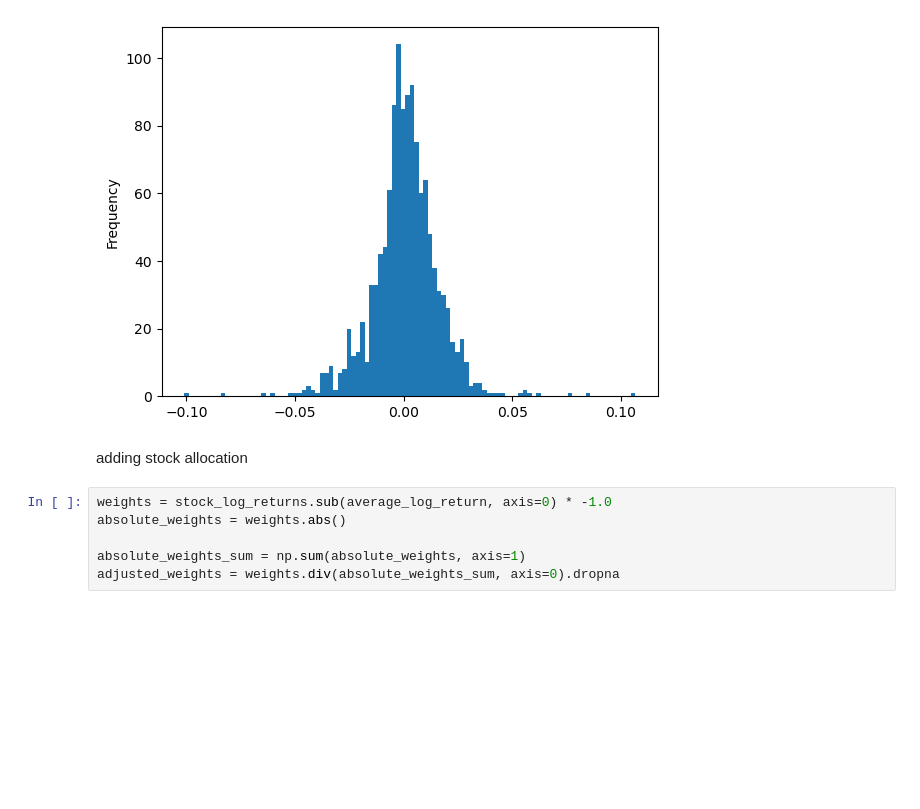
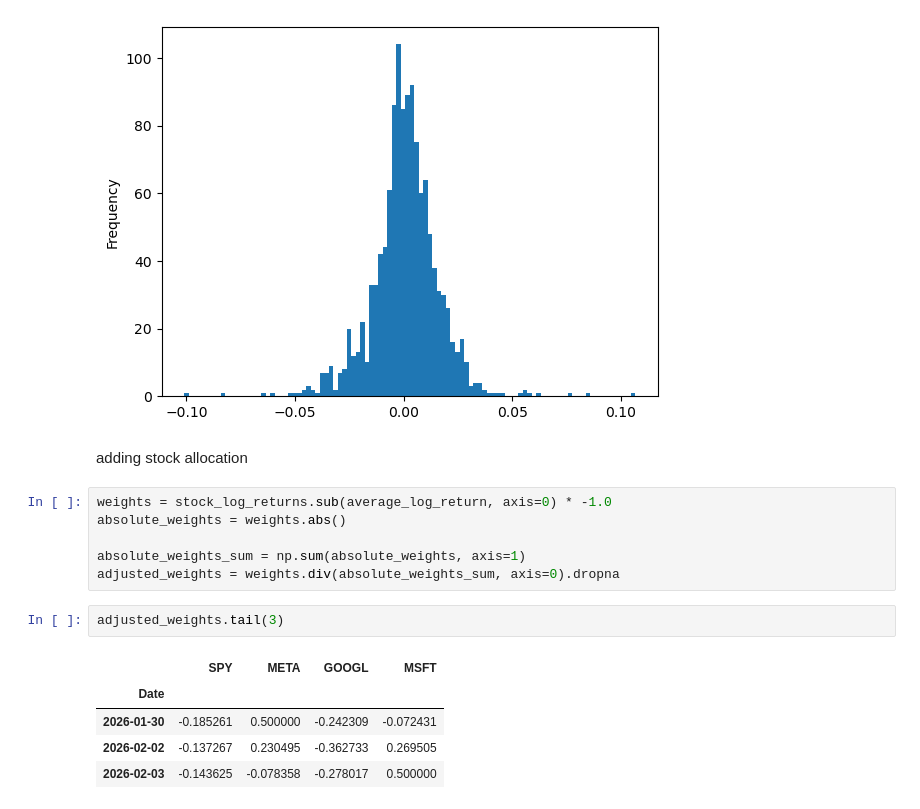
Before and after one commit to jackashleyb/simple-long-short-equity-strategy-in-python, a Jupyter notebook: simple-long-short-equity-strategy-in-python.ipynb, the cells around one changed output. Saved outputs shown, nothing was run; the diff lists cells and outputs as text; blank space fills up the shorter version.

Commit message:
added tail

```diff
--- a/simple-long-short-equity-strategy-in-python.ipynb
+++ b/simple-long-short-equity-strategy-in-python.ipynb
@@ -69,3 +69,11 @@ absolute_weights = weights.abs()
 
 absolute_weights_sum = np.sum(absolute_weights, axis=1)
 adjusted_weights = weights.div(absolute_weights_sum, axis=0).dropna
+# %%
+adjusted_weights.tail(3)
+# %% [output]
+|  | SPY | META | GOOGL | MSFT |
+| Date |  |  |  |  |
+| 2026-01-30 | -0.185261 | 0.500000 | -0.242309 | -0.072431 |
+| 2026-02-02 | -0.137267 | 0.230495 | -0.362733 | 0.269505 |
+| 2026-02-03 | -0.143625 | -0.078358 | -0.278017 | 0.500000 |
```
